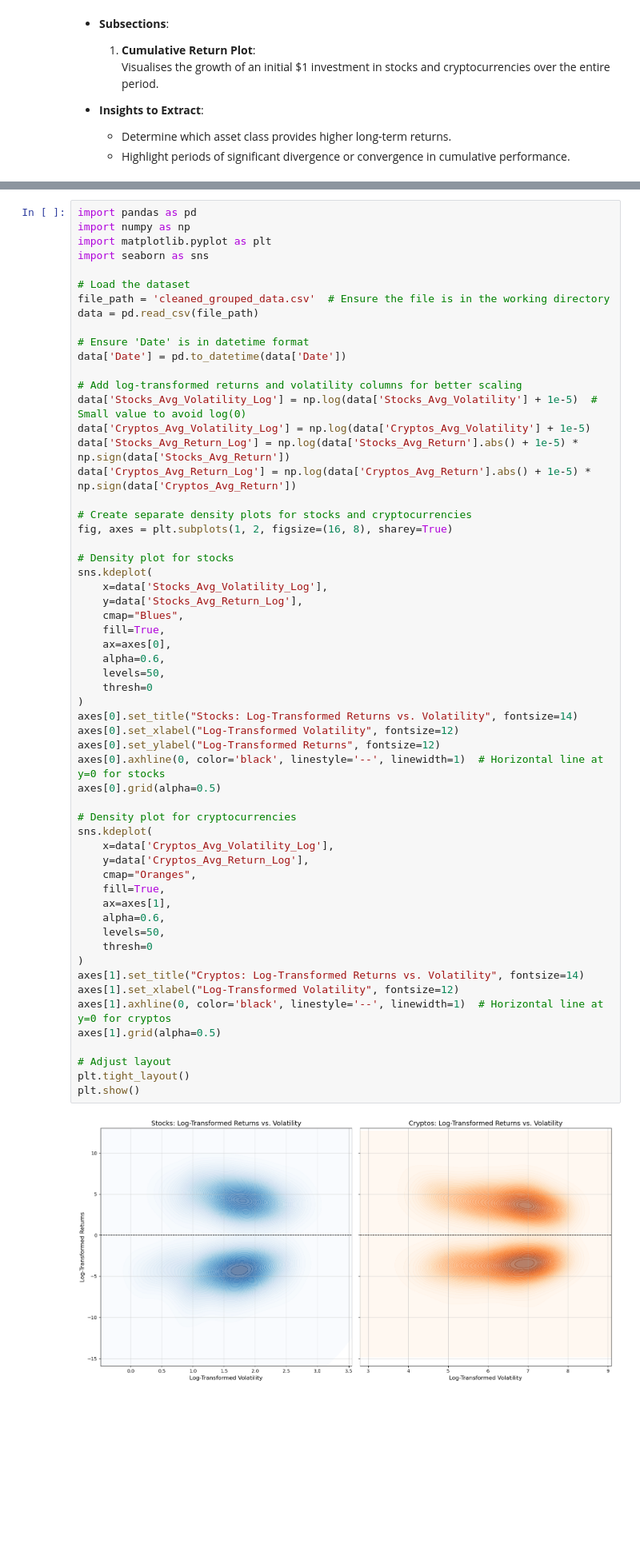
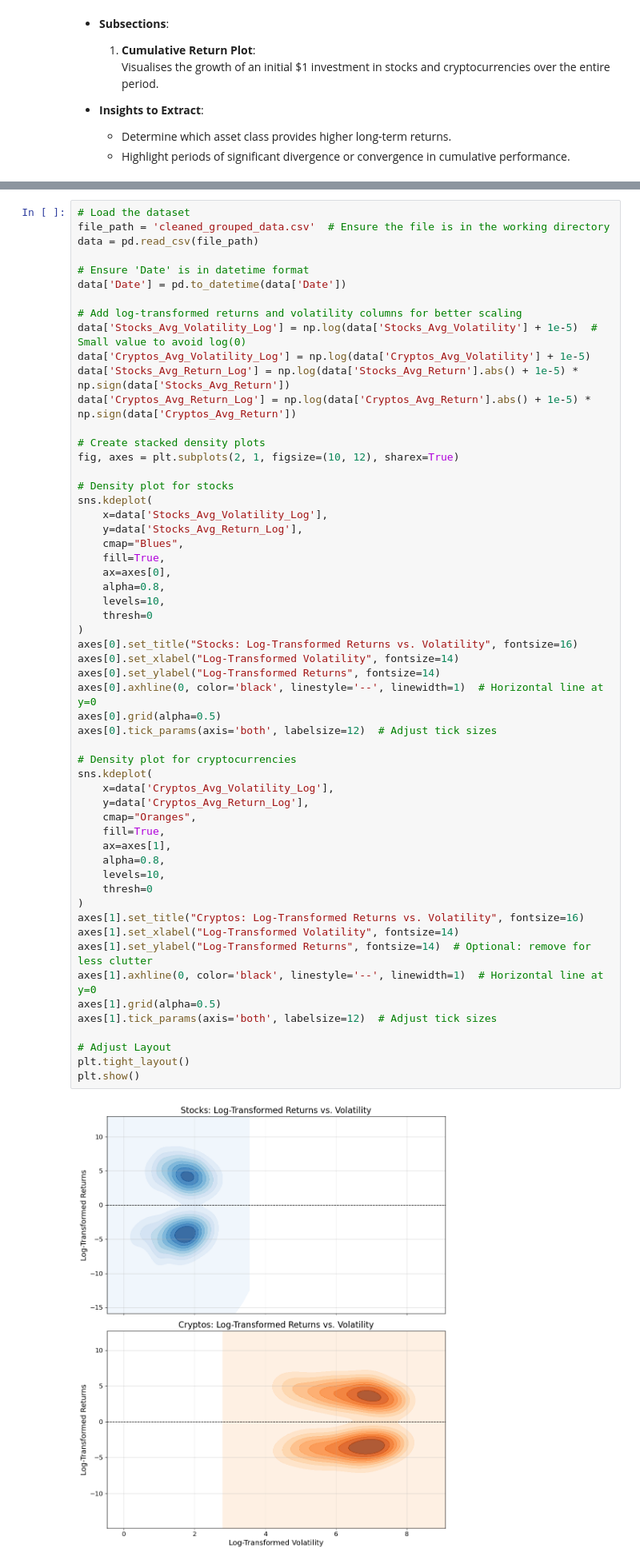
Before and after one commit to Misharasapu/hv20235_EMATM0048, a Jupyter notebook: task2/Coding summative - Task 2 .ipynb, the cells around one changed output, grey strips where cells are left out. Shown at 80% size. Drawn from its saved outputs; the diff is of its cells as text; blank space fills up the shorter version.

```diff
--- a/task2/Coding summative - Task 2 .ipynb
+++ b/task2/Coding summative - Task 2 .ipynb
@@ -1329,9 +1446,4 @@ A density plot overlaying the distributions of returns and volatility for stocks
 # %%
-import pandas as pd
-import numpy as np
-import matplotlib.pyplot as plt
-import seaborn as sns
-
 # Load the dataset
 file_path = 'cleaned_grouped_data.csv'  # Ensure the file is in the working directory
 data = pd.read_csv(file_path)
@@ -1344,48 +1456,51 @@ data['Stocks_Avg_Volatility_Log'] = np.log(data['Stocks_Avg_Volatility'] + 1e-5)
 data['Cryptos_Avg_Volatility_Log'] = np.log(data['Cryptos_Avg_Volatility'] + 1e-5)
 data['Stocks_Avg_Return_Log'] = np.log(data['Stocks_Avg_Return'].abs() + 1e-5) * np.sign(data['Stocks_Avg_Return'])
 data['Cryptos_Avg_Return_Log'] = np.log(data['Cryptos_Avg_Return'].abs() + 1e-5) * np.sign(data['Cryptos_Avg_Return'])
 
-# Create separate density plots for stocks and cryptocurrencies
-fig, axes = plt.subplots(1, 2, figsize=(16, 8), sharey=True)
+# Create stacked density plots
+fig, axes = plt.subplots(2, 1, figsize=(10, 12), sharex=True)
 
 # Density plot for stocks
 sns.kdeplot(
     x=data['Stocks_Avg_Volatility_Log'],
     y=data['Stocks_Avg_Return_Log'],
     cmap="Blues",
     fill=True,
     ax=axes[0],
-    alpha=0.6,
-    levels=50,
+    alpha=0.8,
+    levels=10,
     thresh=0
 )
-axes[0].set_title("Stocks: Log-Transformed Returns vs. Volatility", fontsize=14)
-axes[0].set_xlabel("Log-Transformed Volatility", fontsize=12)
-axes[0].set_ylabel("Log-Transformed Returns", fontsize=12)
-axes[0].axhline(0, color='black', linestyle='--', linewidth=1)  # Horizontal line at y=0 for stocks
+axes[0].set_title("Stocks: Log-Transformed Returns vs. Volatility", fontsize=16)
+axes[0].set_xlabel("Log-Transformed Volatility", fontsize=14)
+axes[0].set_ylabel("Log-Transformed Returns", fontsize=14)
+axes[0].axhline(0, color='black', linestyle='--', linewidth=1)  # Horizontal line at y=0
 axes[0].grid(alpha=0.5)
+axes[0].tick_params(axis='both', labelsize=12)  # Adjust tick sizes
 
 # Density plot for cryptocurrencies
 sns.kdeplot(
     x=data['Cryptos_Avg_Volatility_Log'],
     y=data['Cryptos_Avg_Return_Log'],
     cmap="Oranges",
     fill=True,
     ax=axes[1],
-    alpha=0.6,
-    levels=50,
+    alpha=0.8,
+    levels=10,
     thresh=0
 )
-axes[1].set_title("Cryptos: Log-Transformed Returns vs. Volatility", fontsize=14)
-axes[1].set_xlabel("Log-Transformed Volatility", fontsize=12)
-axes[1].axhline(0, color='black', linestyle='--', linewidth=1)  # Horizontal line at y=0 for cryptos
+axes[1].set_title("Cryptos: Log-Transformed Returns vs. Volatility", fontsize=16)
+axes[1].set_xlabel("Log-Transformed Volatility", fontsize=14)
+axes[1].set_ylabel("Log-Transformed Returns", fontsize=14)  # Optional: remove for less clutter
+axes[1].axhline(0, color='black', linestyle='--', linewidth=1)  # Horizontal line at y=0
 axes[1].grid(alpha=0.5)
+axes[1].tick_params(axis='both', labelsize=12)  # Adjust tick sizes
 
-# Adjust layout
+# Adjust Layout
 plt.tight_layout()
 plt.show()
 # %% [output]
-[figure, old version]
+[figure, new version]
 # %% [markdown]
 ### 4.5 Long-Term Trends
 
```
Also changed, not shown: parts of 52 cells of this notebook.
